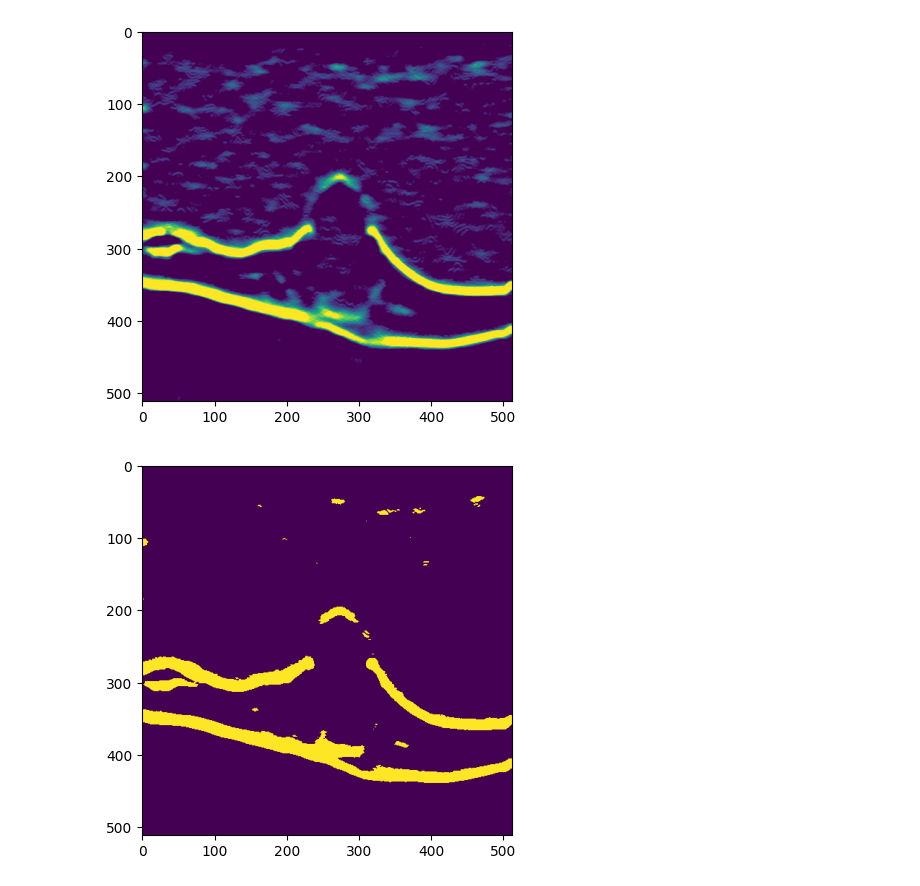
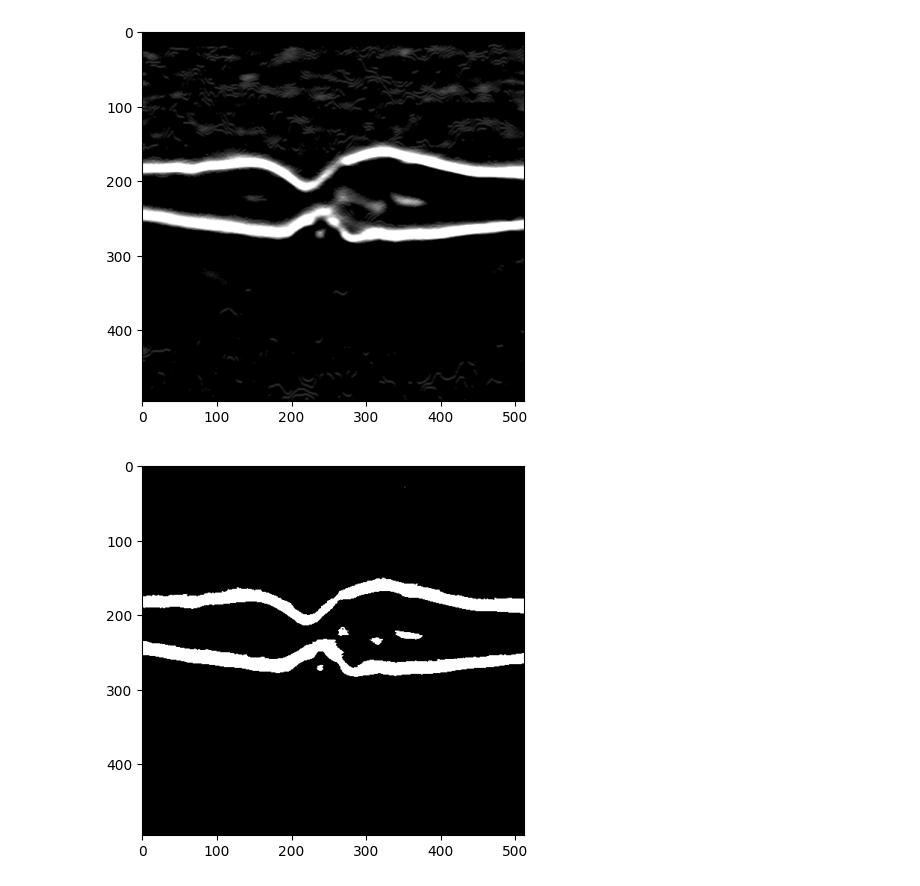
Before and after one commit to akulistus/oct-segmentation-model, a Jupyter notebook: prepocessing/visuals.ipynb, the cells around one changed output. Drawn from its saved outputs; the diff is of its cells as text; code cells hidden in the pictures.

```diff
--- a/prepocessing/visuals.ipynb
+++ b/prepocessing/visuals.ipynb
@@ -5,7 +5,7 @@ import os
 import matplotlib.pyplot as plt
 from preprocessor import Preprocessor
 # %%
-image = cv2.imread("../data/test_image10.jpeg")
+image = cv2.imread("../data/test_image14.jpeg")
 prep = Preprocessor()
 plt.imshow(image)
 plt.show()
@@ -26,15 +26,15 @@ plt.show()
 # %%
 sobel_image = prep.sobel(filtered_image)
-plt.imshow(sobel_image)
+plt.imshow(sobel_image, cmap='gray', vmin = 0, vmax = 255)
 plt.show()
 # %% [output]
-[figure, old version]
+[figure, new version]
 # %%
 ret2, binary = prep.threshold(sobel_image)
-plt.imshow(binary)
+plt.imshow(binary, cmap='gray', vmin = 0, vmax = 255)
 plt.show()
 # %% [output]
-[figure, old version]
+[figure, new version]
 # %%
 element = cv2.getStructuringElement(cv2.MORPH_ELLIPSE, (5, 5))
 binary = prep.morph_open(binary, element)
```
Also changed, not shown: parts of 5 cells of this notebook, 5 other files.
